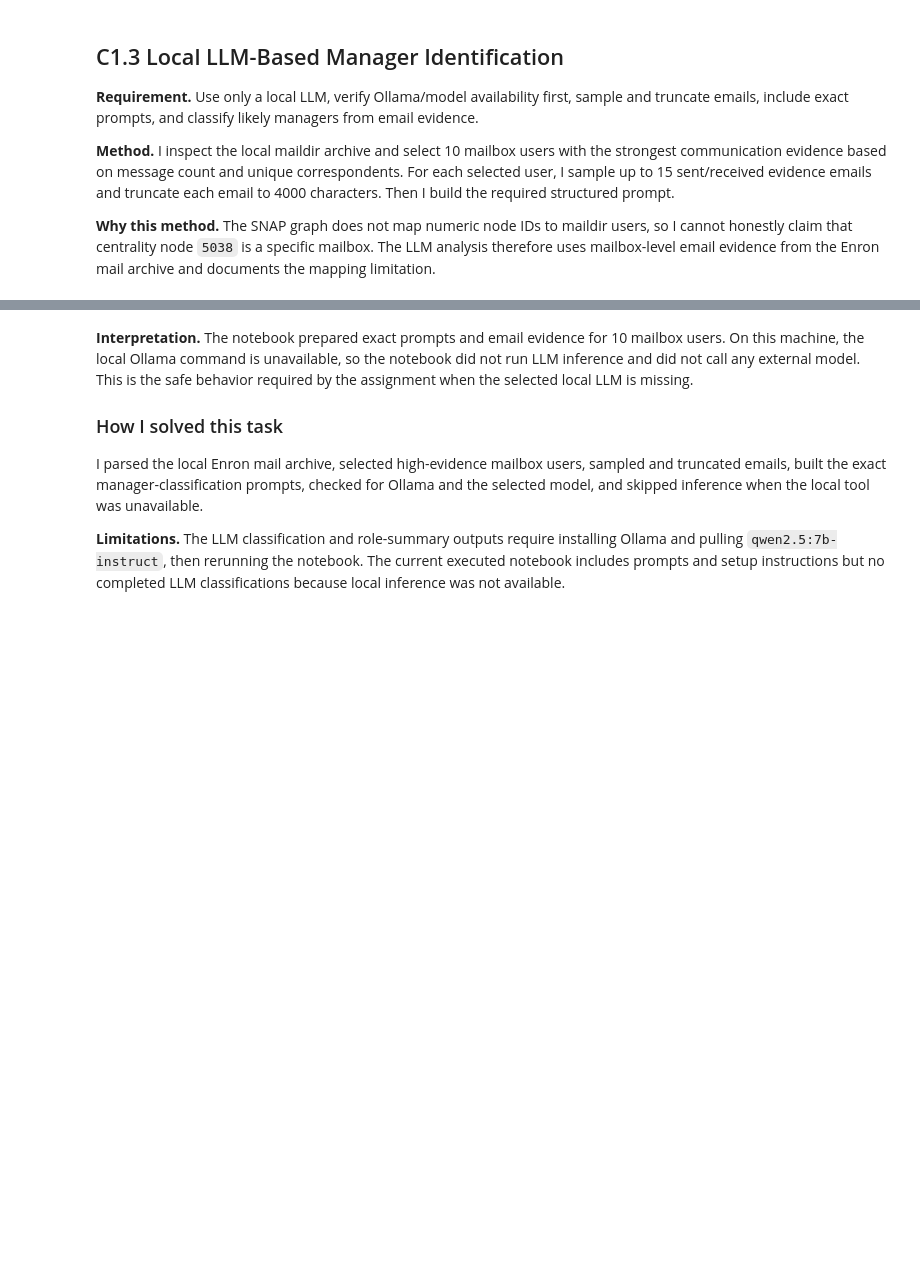
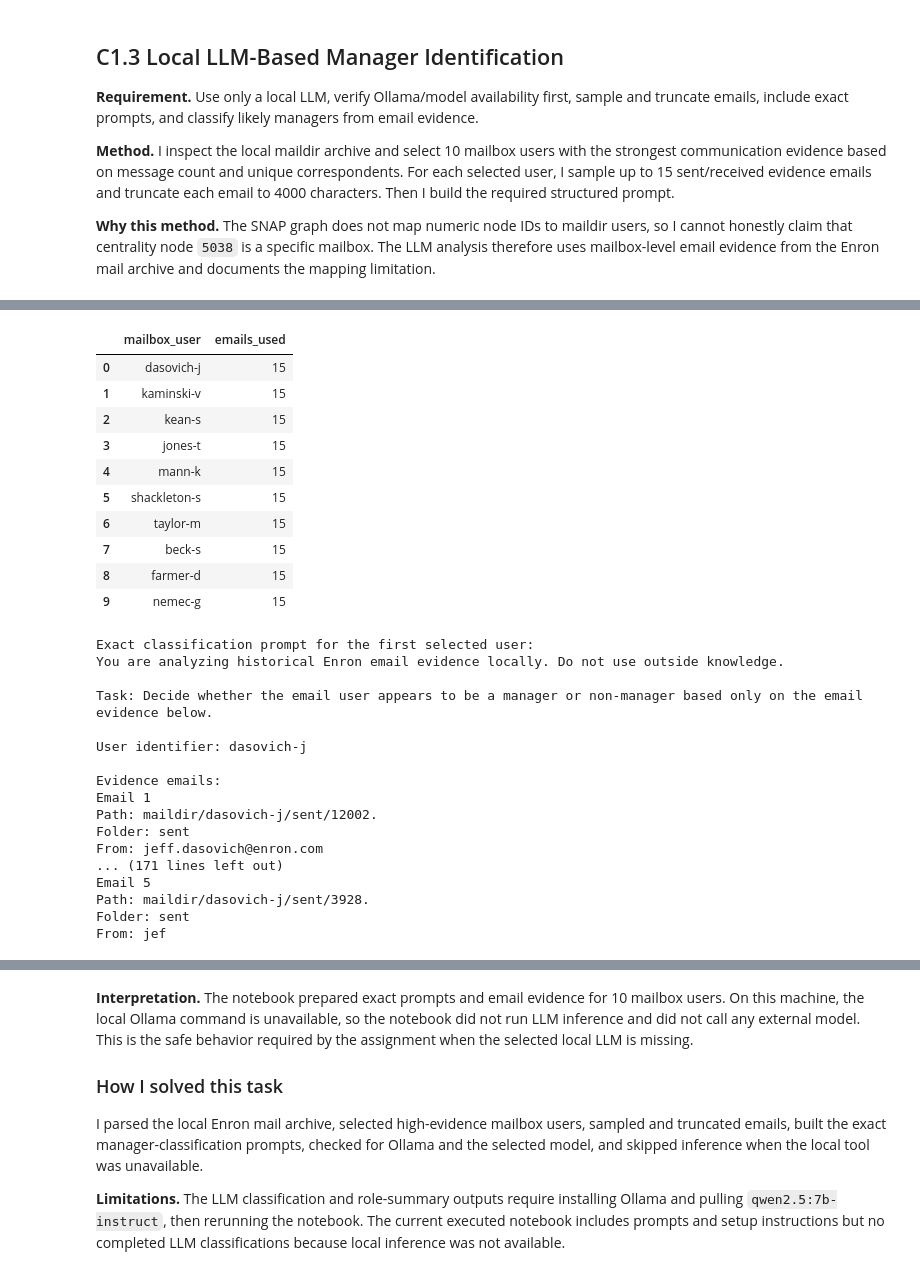
Before and after one commit to Bershco/ds-course-network-analysis, a Jupyter notebook: notebooks/part_c.ipynb, the cells around one changed output, grey strips where cells are left out. Drawn from its saved outputs; the diff is of its cells as text; code cells hidden in the pictures; blank space fills up the shorter version.

Commit message:
Execute Part C Enron notebook

```diff
--- a/notebooks/part_c.ipynb
+++ b/notebooks/part_c.ipynb
@@ -320,42 +396,71 @@ Evidence emails:
 {email_snippets}
 
 Return a compact structured answer:
 - likely_role_summary: 2-4 sentences
 - manager_likelihood: manager / non-manager / uncertain
 - evidence_examples: 2-3 short email-based examples
 - uncertainty: explain what cannot be concluded from the evidence
 """
 
 def format_email_snippets(evidence_df: pd.DataFrame) -> str:
     snippets = []
-    for idx, row in enumerate(evidence_df.itertuples(index=False), start=1):
-        body = str(row.body_preview or "")[:MAX_CHARS_PER_EMAIL]
+    for idx, row in enumerate(evidence_df.to_dict(orient="records"), start=1):
+        body = str(row.get("body_preview") or "")[:MAX_CHARS_PER_EMAIL]
         snippets.append(
             f"Email {idx}\n"
-            f"Path: {row.path}\n"
-            f"Folder: {row.folder}\n"
-            f"From: {row._4}\n"
-            f"To: {row.to}\n"
-            f"Cc: {row.cc}\n"
-            f"Subject: {row.subject}\n"
-            f"Date: {row.date}\n"
+            f"Path: {row.get('path', '')}\n"
+            f"Folder: {row.get('folder', '')}\n"
+            f"From: {row.get('from', '')}\n"
+            f"To: {row.get('to', '')}\n"
+            f"Cc: {row.get('cc', '')}\n"
+            f"Subject: {row.get('subject', '')}\n"
+            f"Date: {row.get('date', '')}\n"
             f"Body excerpt (truncated to {MAX_CHARS_PER_EMAIL} chars):\n{body}"
         )
     return "\n\n---\n\n".join(snippets)
 
 llm_prompts = []
 for user in llm_users:
     snippets = format_email_snippets(user_evidence[user])
     llm_prompts.append({
         "mailbox_user": user,
         "emails_used": len(user_evidence[user]),
         "classification_prompt": LLM_CLASSIFICATION_PROMPT_TEMPLATE.format(user_id=user, email_snippets=snippets),
         "role_summary_prompt": ROLE_SUMMARY_PROMPT_TEMPLATE.format(user_id=user, email_snippets=snippets),
     })
 llm_prompt_df = pd.DataFrame(llm_prompts)
 display(llm_prompt_df[["mailbox_user", "emails_used"]])
 print("Exact classification prompt for the first selected user:")
 print(llm_prompt_df.iloc[0]["classification_prompt"][:6000])
+# %% [output]
+|  | mailbox_user | emails_used |
+| 0 | dasovich-j | 15 |
+| 1 | kaminski-v | 15 |
+| 2 | kean-s | 15 |
+| 3 | jones-t | 15 |
+| 4 | mann-k | 15 |
+| 5 | shackleton-s | 15 |
+| 6 | taylor-m | 15 |
+| 7 | beck-s | 15 |
+| 8 | farmer-d | 15 |
+| 9 | nemec-g | 15 |
+Exact classification prompt for the first selected user:
+You are analyzing historical Enron email evidence locally. Do not use outside knowledge.
+
+Task: Decide whether the email user appears to be a manager or non-manager based only on the email evidence below.
+
+User identifier: dasovich-j
+
+Evidence emails:
+Email 1
+Path: maildir/dasovich-j/sent/12002.
+Folder: sent
+From: jeff.dasovich@enron.com
+... (171 lines left out)
+Email 5
+Path: maildir/dasovich-j/sent/3928.
+Folder: sent
+From: jef
 # %%
 def check_ollama_model(model_name: str) -> dict:
     binary = shutil.which("ollama")
```
Also changed, not shown: parts of 8 cells of this notebook.
